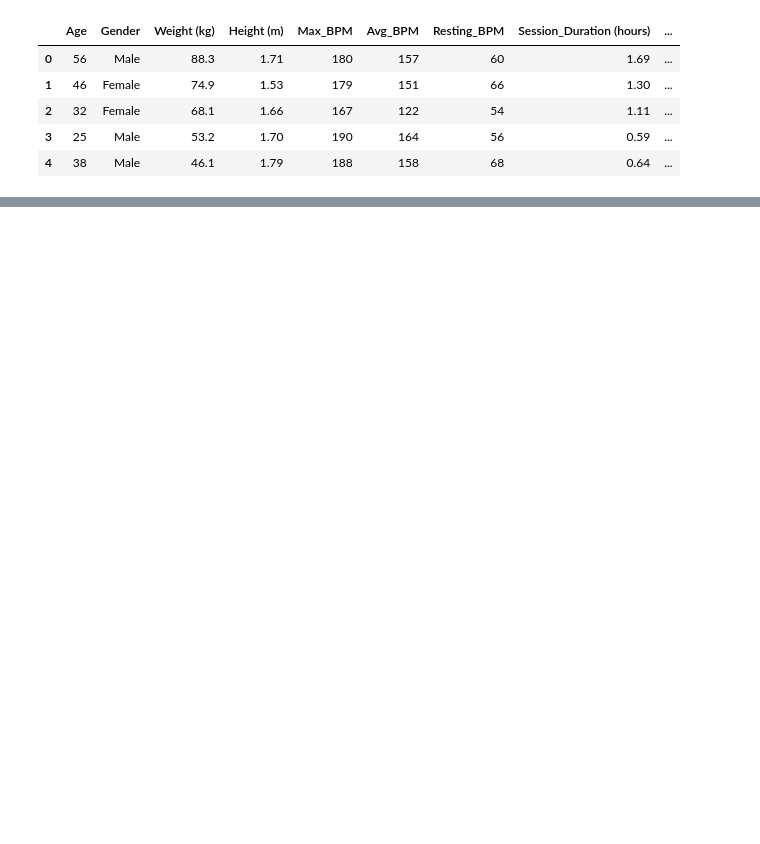
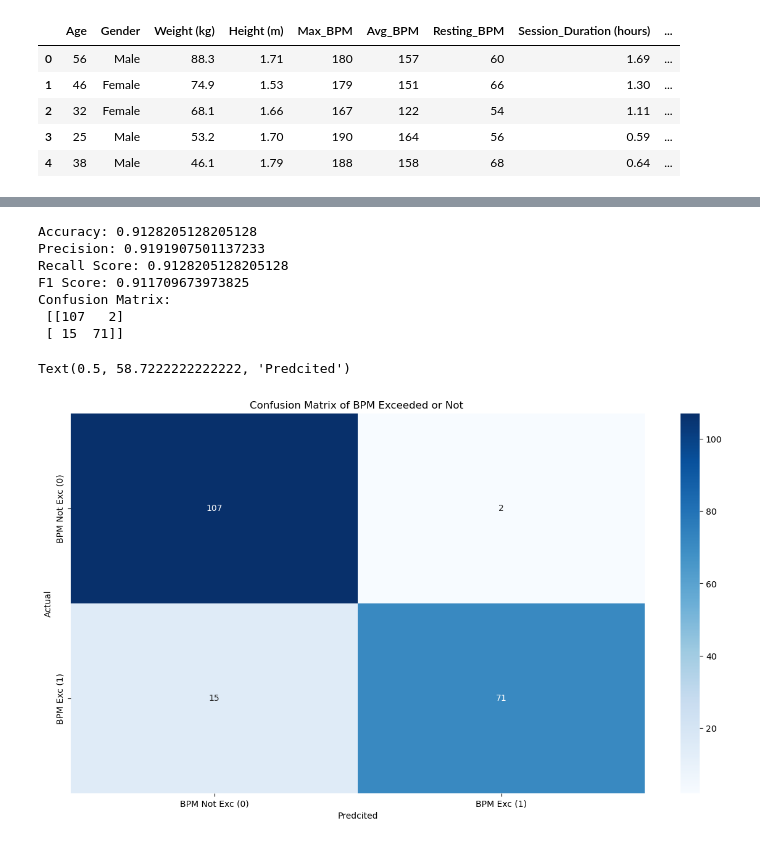
Before and after one commit to josuevicente33/Intro-to-ML-Team-Project, a Jupyter notebook: Project Work.ipynb, the cells around one changed output, grey strips where cells are left out. Saved outputs shown, nothing was run; the diff lists cells and outputs as text; code cells hidden in the pictures; blank space fills up the shorter version.

Commit message:
Update Project Work.ipynb
Updated and added randomForestClassifier and created predictions and tested. Added some visualizations of data.

```diff
--- a/Project Work.ipynb
+++ b/Project Work.ipynb
@@ -74,0 +95,11 @@ print(tabulate(df_encoded.head(), headers='keys', tablefmt='psql'))  # Display t
+# %%
+# Universal Variables
+f1Scores = []
+# %%
+# Cardiovascular Risk Classification (Random Forest): Predict if a member's max BPM during exercise exceeds safe limits for their age. (Josue)
+# Josue's Code: adding a column to see whether or not max bpm was achieved for the age
+df_encoded['Exceeds_Safe_Limit'] = (df['Max_BPM'] > (220 - df['Age'])).astype(int)
+
+target = df_encoded['Exceeds_Safe_Limit']
+data = df_encoded.drop('Exceeds_Safe_Limit', axis=1)
+df_encoded.head()
@@ -74,0 +114,37 @@ print(tabulate(df_encoded.head(), headers='keys', tablefmt='psql'))  # Display t
+# %%
+# Split data
+X_train, X_test, Y_train, Y_test = train_test_split(data, target, train_size=.8)
+# %%
+randomForestClassifier = RandomForestClassifier(n_estimators=100, max_depth=10, random_state=42)
+randomForestClassifier.fit(X_train, Y_train)
+Y_predictions = randomForestClassifier.predict(X_test)
+
+acc = accuracy_score(Y_test, Y_predictions)
+precision = precision_score(Y_test, Y_predictions, average='weighted')
+recall = recall_score(Y_test, Y_predictions, average='weighted')
+f1 = f1_score(Y_test, Y_predictions, average='weighted')
+f1Scores.append(f1)
+con_matrix = confusion_matrix(Y_test, Y_predictions)
+
+print(f"Accuracy: {acc}")
+print(f"Precision: {precision}")
+print(f"Recall Score: {recall}")
+print(f"F1 Score: {f1}")
+print(f"Confusion Matrix:\n {con_matrix}")
+plt.figure(figsize=(15,8))
+sns.heatmap(con_matrix, annot=True, fmt='d',cmap='Blues',
+            xticklabels=['BPM Not Exc (0)', 'BPM Exc (1)'],
+            yticklabels=['BPM Not Exc (0)', 'BPM Exc (1)'])
+plt.title('Confusion Matrix of BPM Exceeded or Not ')
+plt.ylabel('Actual')
+plt.xlabel('Predcited')
+# %% [output]
+Accuracy: 0.9128205128205128
+Precision: 0.9191907501137233
+Recall Score: 0.9128205128205128
+F1 Score: 0.911709673973825
+Confusion Matrix:
+ [[107   2]
+ [ 15  71]]
+Text(0.5, 58.7222222222222, 'Predcited')
+[figure, added]
```
Also changed, not shown: parts of 7 cells of this notebook.
